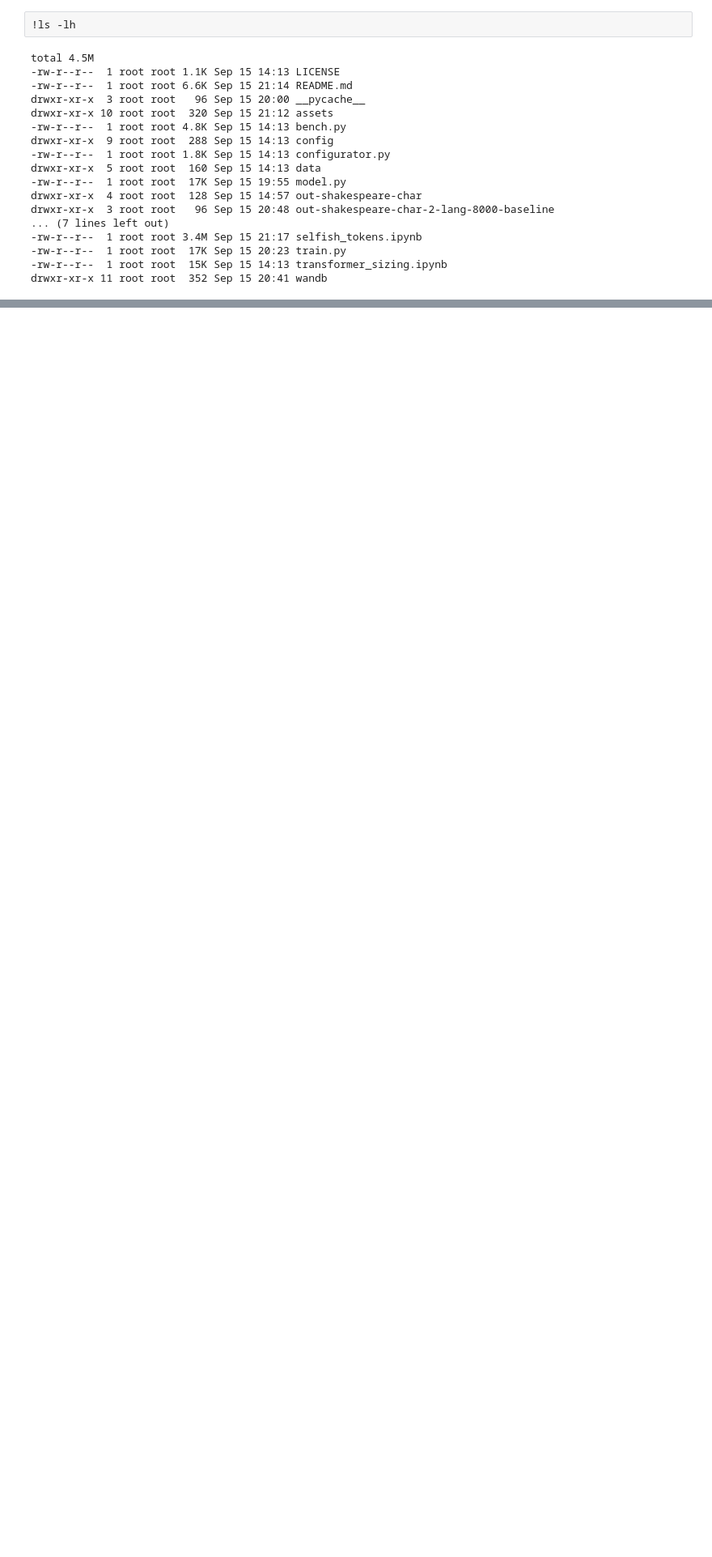
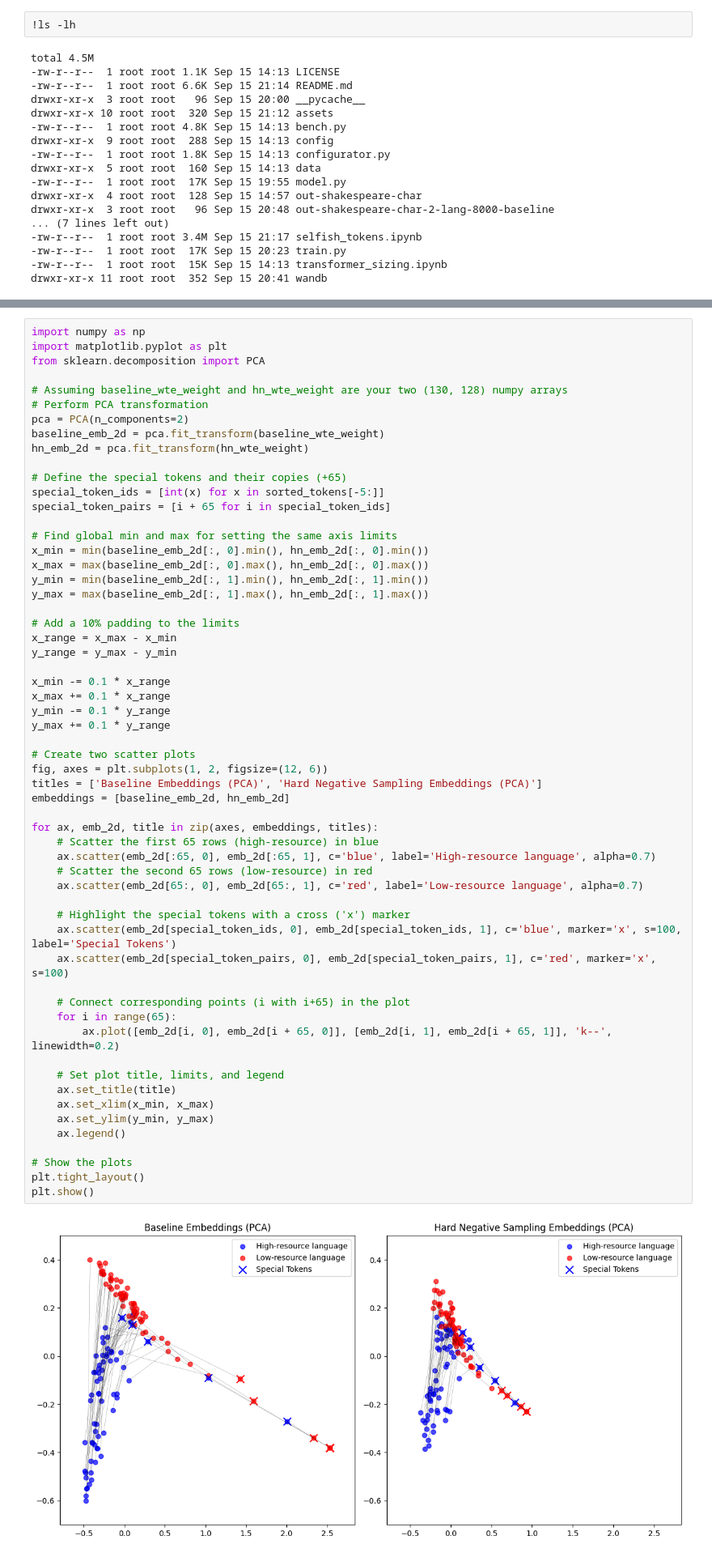
Before and after one commit to turumtaev/selfishTokens, a Jupyter notebook: selfish_tokens.ipynb, the cells around one changed output, grey strips where cells are left out. Shown at 81% size. Drawn from its saved outputs; the diff is of its cells as text; blank space fills up the shorter version.

```diff
--- a/selfish_tokens.ipynb
+++ b/selfish_tokens.ipynb
@@ -289,0 +395,60 @@ drwxr-xr-x 11 root root  352 Sep 15 20:41 wandb
+# %%
+import numpy as np
+import matplotlib.pyplot as plt
+from sklearn.decomposition import PCA
+
+# Assuming baseline_wte_weight and hn_wte_weight are your two (130, 128) numpy arrays
+# Perform PCA transformation
+pca = PCA(n_components=2)
+baseline_emb_2d = pca.fit_transform(baseline_wte_weight)
+hn_emb_2d = pca.fit_transform(hn_wte_weight)
+
+# Define the special tokens and their copies (+65)
+special_token_ids = [int(x) for x in sorted_tokens[-5:]]
+special_token_pairs = [i + 65 for i in special_token_ids]
+
+# Find global min and max for setting the same axis limits
+x_min = min(baseline_emb_2d[:, 0].min(), hn_emb_2d[:, 0].min())
+x_max = max(baseline_emb_2d[:, 0].max(), hn_emb_2d[:, 0].max())
+y_min = min(baseline_emb_2d[:, 1].min(), hn_emb_2d[:, 1].min())
+y_max = max(baseline_emb_2d[:, 1].max(), hn_emb_2d[:, 1].max())
+
+# Add a 10% padding to the limits
+x_range = x_max - x_min
+y_range = y_max - y_min
+
+x_min -= 0.1 * x_range
+x_max += 0.1 * x_range
+y_min -= 0.1 * y_range
+y_max += 0.1 * y_range
+
+# Create two scatter plots
+fig, axes = plt.subplots(1, 2, figsize=(12, 6))
+titles = ['Baseline Embeddings (PCA)', 'Hard Negative Sampling Embeddings (PCA)']
+embeddings = [baseline_emb_2d, hn_emb_2d]
+
+for ax, emb_2d, title in zip(axes, embeddings, titles):
+    # Scatter the first 65 rows (high-resource) in blue
+    ax.scatter(emb_2d[:65, 0], emb_2d[:65, 1], c='blue', label='High-resource language', alpha=0.7)
+    # Scatter the second 65 rows (low-resource) in red
+    ax.scatter(emb_2d[65:, 0], emb_2d[65:, 1], c='red', label='Low-resource language', alpha=0.7)
+
+    # Highlight the special tokens with a cross ('x') marker
+    ax.scatter(emb_2d[special_token_ids, 0], emb_2d[special_token_ids, 1], c='blue', marker='x', s=100, label='Special Tokens')
+    ax.scatter(emb_2d[special_token_pairs, 0], emb_2d[special_token_pairs, 1], c='red', marker='x', s=100)
+
+    # Connect corresponding points (i with i+65) in the plot
+    for i in range(65):
+        ax.plot([emb_2d[i, 0], emb_2d[i + 65, 0]], [emb_2d[i, 1], emb_2d[i + 65, 1]], 'k--', linewidth=0.2)
+
+    # Set plot title, limits, and legend
+    ax.set_title(title)
+    ax.set_xlim(x_min, x_max)
+    ax.set_ylim(y_min, y_max)
+    ax.legend()
+
+# Show the plots
+plt.tight_layout()
+plt.show()
+# %% [output]
+[figure, added]
```
Also changed, not shown: parts of 5 cells of this notebook, 3 other files.
